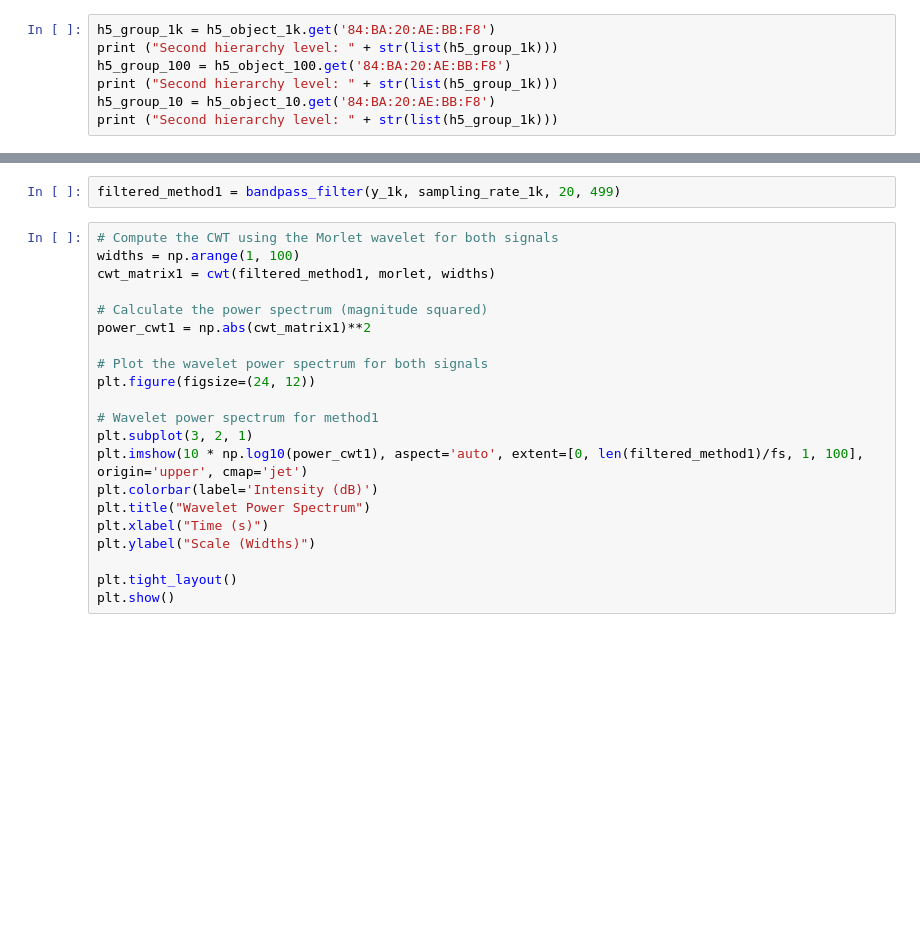
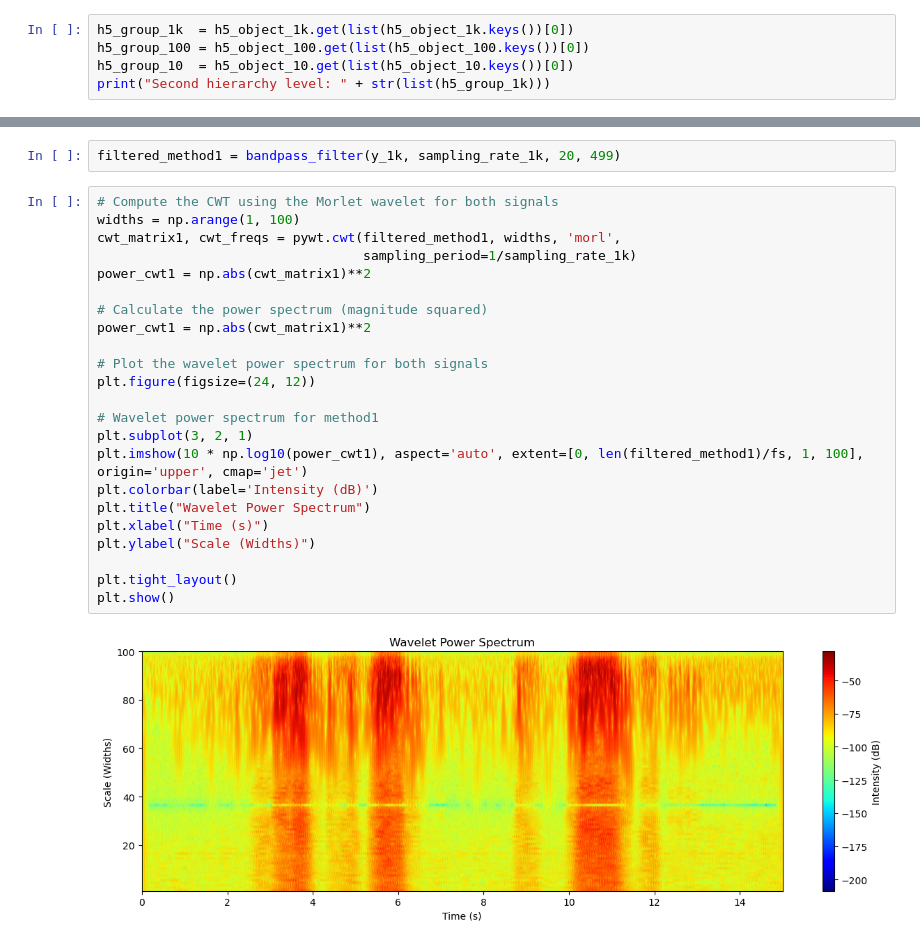
Before and after one commit to mattialoi/Biomedical_Lab, a Jupyter notebook: ElectroMioGraphy Overview/EMG_experience.ipynb, the cells around one changed output, grey strips where cells are left out. Drawn from its saved outputs; the diff is of its cells as text; blank space fills up the shorter version.

```diff
--- a/ElectroMioGraphy Overview/EMG_experience.ipynb
+++ b/ElectroMioGraphy Overview/EMG_experience.ipynb
@@ -72,7 +72,5 @@ print(list(h5_object_1k.keys()))
 # %%
-h5_group_1k = h5_object_1k.get('84:BA:20:AE:BB:F8')
-print ("Second hierarchy level: " + str(list(h5_group_1k)))
-h5_group_100 = h5_object_100.get('84:BA:20:AE:BB:F8')
-print ("Second hierarchy level: " + str(list(h5_group_1k)))
-h5_group_10 = h5_object_10.get('84:BA:20:AE:BB:F8')
-print ("Second hierarchy level: " + str(list(h5_group_1k)))
+h5_group_1k  = h5_object_1k.get(list(h5_object_1k.keys())[0])
+h5_group_100 = h5_object_100.get(list(h5_object_100.keys())[0])
+h5_group_10  = h5_object_10.get(list(h5_object_10.keys())[0])
+print("Second hierarchy level: " + str(list(h5_group_1k)))
@@ -427,21 +477,25 @@ filtered_method1 = bandpass_filter(y_1k, sampling_rate_1k, 20, 499)
 # %%
 # Compute the CWT using the Morlet wavelet for both signals
 widths = np.arange(1, 100)
-cwt_matrix1 = cwt(filtered_method1, morlet, widths)
+cwt_matrix1, cwt_freqs = pywt.cwt(filtered_method1, widths, 'morl',
+                                  sampling_period=1/sampling_rate_1k)
+power_cwt1 = np.abs(cwt_matrix1)**2
 
 # Calculate the power spectrum (magnitude squared)
 power_cwt1 = np.abs(cwt_matrix1)**2
 
 # Plot the wavelet power spectrum for both signals
 plt.figure(figsize=(24, 12))
 
 # Wavelet power spectrum for method1
 plt.subplot(3, 2, 1)
 plt.imshow(10 * np.log10(power_cwt1), aspect='auto', extent=[0, len(filtered_method1)/fs, 1, 100], origin='upper', cmap='jet')
 plt.colorbar(label='Intensity (dB)')
 plt.title("Wavelet Power Spectrum")
 plt.xlabel("Time (s)")
 plt.ylabel("Scale (Widths)")
 
 plt.tight_layout()
 plt.show()
+# %% [output]
+[figure, added]
```
Also changed, not shown: parts of 18 cells of this notebook, 1 other file.
